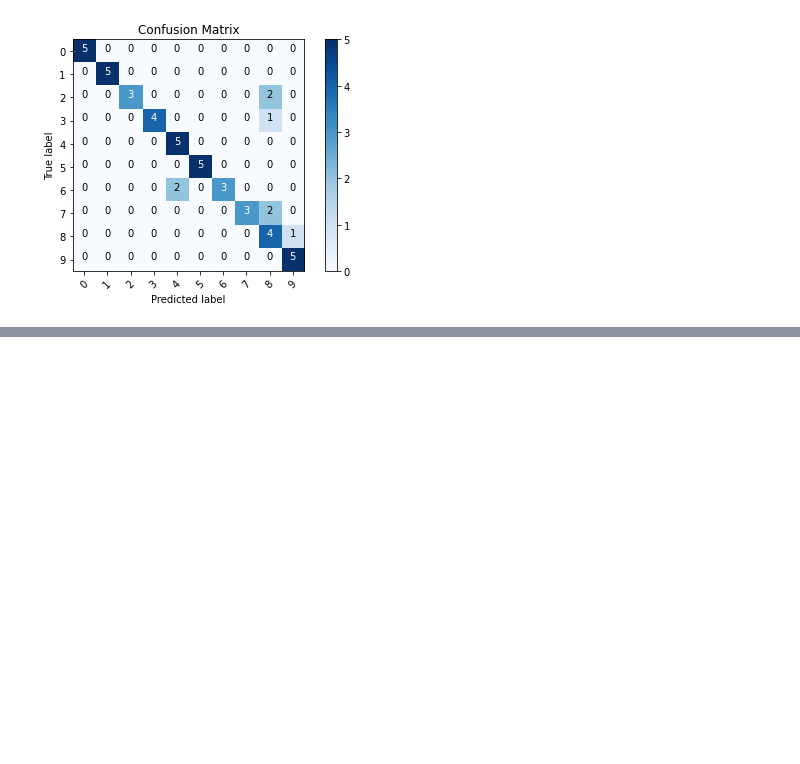
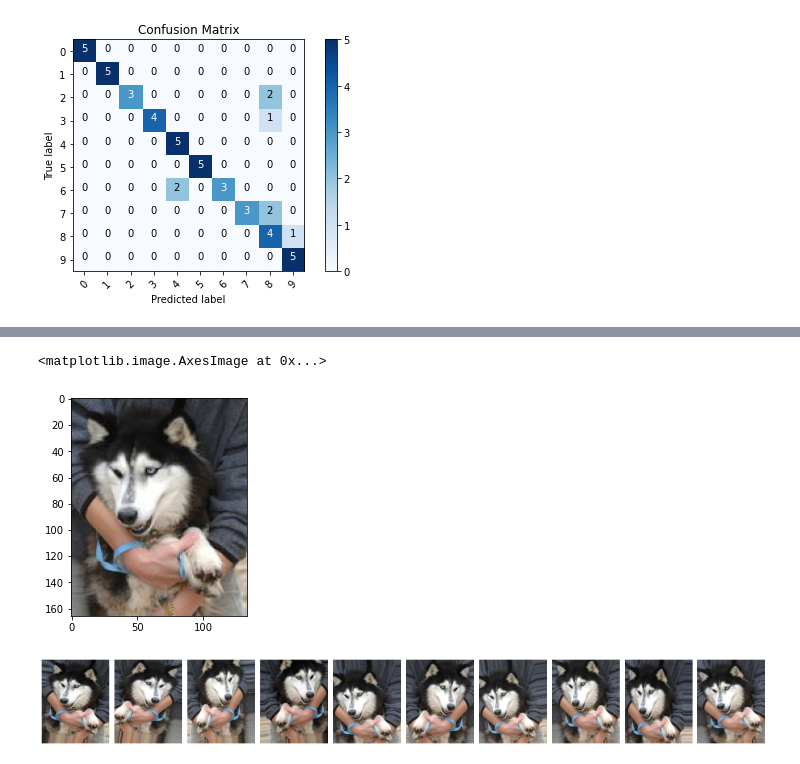
Before and after one commit to phucducnguyen/KerasTensorflow, a Jupyter notebook: L2-CNN with tf's Keras API.ipynb, the cells around one changed output, grey strips where cells are left out. Saved outputs shown, nothing was run; the diff lists cells and outputs as text; code cells hidden in the pictures; blank space fills up the shorter version.

```diff
--- a/L2-CNN with tf's Keras API.ipynb
+++ b/L2-CNN with tf's Keras API.ipynb
@@ -421,0 +436,4 @@ Confusion matrix, without normalization
+# %%
+chosen_image = random.choice(os.listdir('dataset/dogs-vs-cats/Dog'))
+# %%
+image_path = 'dataset/dogs-vs-cats/Dog/'+ chosen_image
@@ -421,0 +442,7 @@ Confusion matrix, without normalization
+# %%
+#Obtain image
+image = np.expand_dims(plt.imread(image_path),0)
+plt.imshow(image[0])
+# %% [output]
+<matplotlib.image.AxesImage at 0x...>
+[figure, added]
@@ -421,0 +455,5 @@ Confusion matrix, without normalization
+# %%
+# Augmented images
+plotImages(aug_images)
+# %% [output]
+[figure, added]
```
Also changed, not shown: parts of 6 cells of this notebook.
